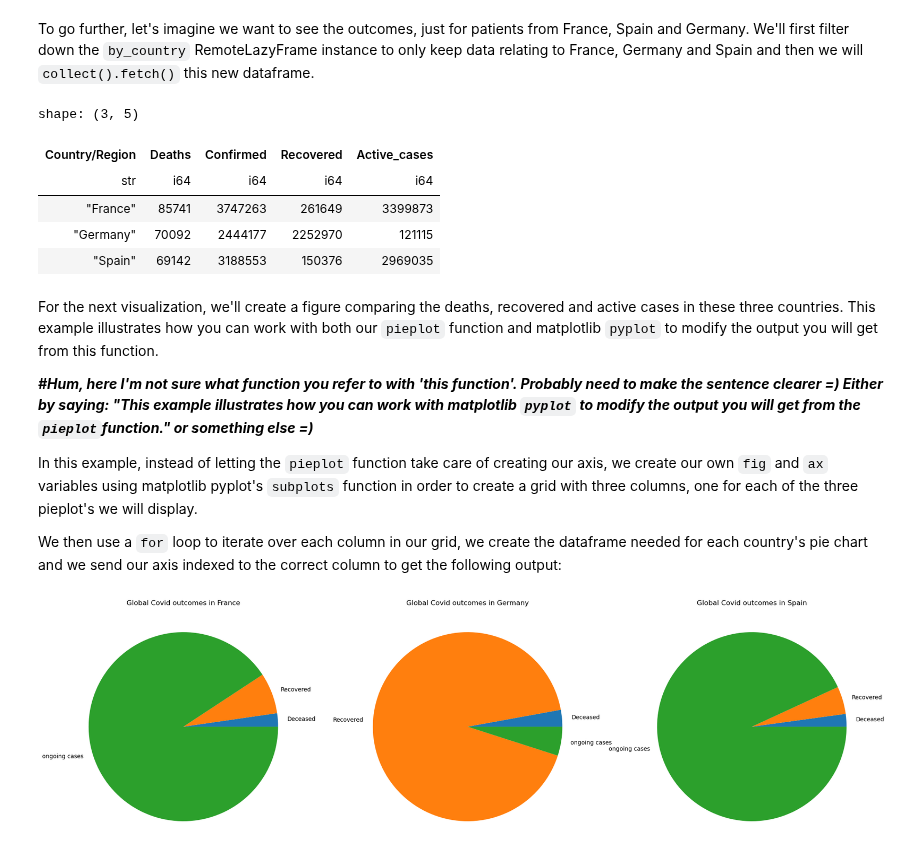
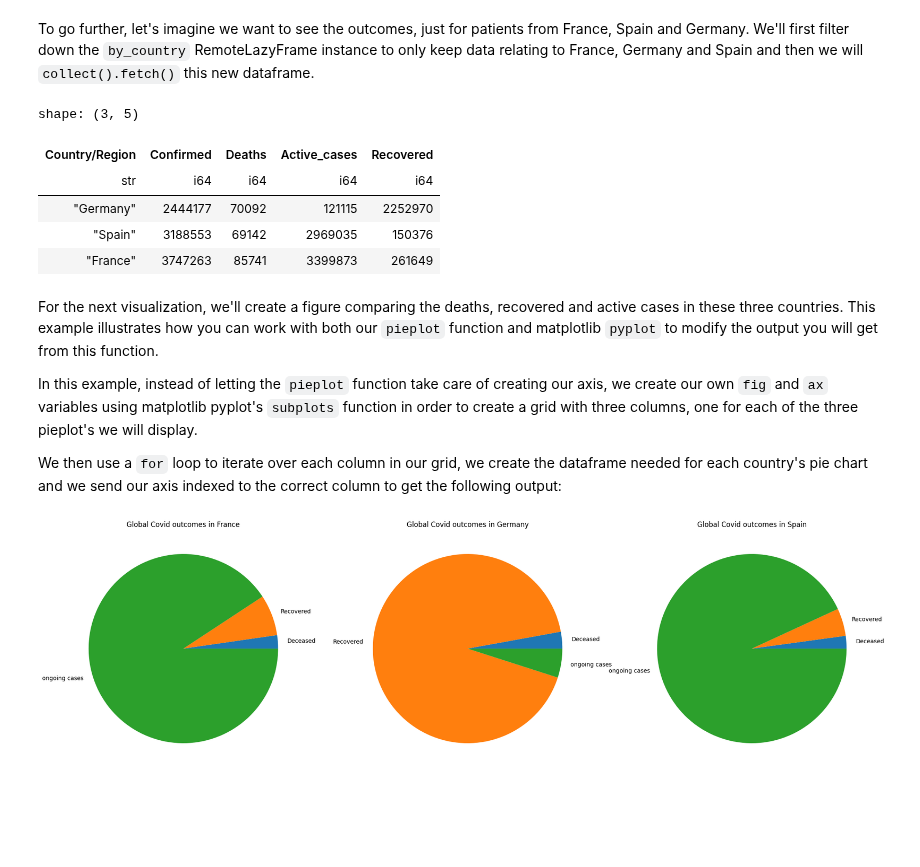
Before and after one commit to mithril-security/bastionlab, a Jupyter notebook: docs/docs/how-to-guides/covid_cleaning_exploration.ipynb, the cells around one changed output. Drawn from its saved outputs; the diff is of its cells as text; code cells hidden in the pictures; blank space fills up the shorter version.

```diff
--- a/docs/docs/how-to-guides/covid_cleaning_exploration.ipynb
+++ b/docs/docs/how-to-guides/covid_cleaning_exploration.ipynb
@@ -389,23 +385,37 @@ flipped.pieplot(
 # %% [markdown]
 To go further, let's imagine we want to see the outcomes, just for patients from France, Spain and Germany. We'll first filter down the `by_country` RemoteLazyFrame instance to only keep data relating to France, Germany and Spain and then we will `collect().fetch()` this new dataframe.
-# %%
-compare = by_country.filter(
-    (pl.col("Country/Region") == "France")
-    | (pl.col("Country/Region") == "Germany")
-    | (pl.col("Country/Region") == "Spain")
-).sort(pl.col("Country/Region"))
-compare.collect().fetch()
-# %% [output]
-shape: (3, 5)
-| Country/Region | Deaths | Confirmed | Recovered | Active_cases |
-| str | i64 | i64 | i64 | i64 |
-| "France" | 85741 | 3747263 | 261649 | 3399873 |
-| "Germany" | 70092 | 2444177 | 2252970 | 121115 |
-| "Spain" | 69142 | 3188553 | 150376 | 2969035 |
+# %%
+all_cols = ["Confirmed", "Country/Region", "Deaths", "Active_cases", "Recovered"]
+agg_cols = ["Confirmed", "Deaths", "Active_cases", "Recovered"]
+
+# create filtered down RemoteLazyFrame with data for France, Germany and Spain
+FGS = rdf.filter(
+    (pl.col("Country/Region") == "France")
+    | (pl.col("Country/Region") == "Germany")
+    | (pl.col("Country/Region") == "Spain")
+)
+
+compare = (
+    FGS.filter(
+        pl.col("ObservationDate") == pl.col("ObservationDate").max()
+    )  # limit to data shared on latest observation date
+    .select([pl.col(x) for x in all_cols])  # limit data to columns in all_cols list
+    .groupby(pl.col("Country/Region"))  # group data by country
+    .agg(
+        [pl.col(x).sum() for x in agg_cols]
+    )  # get the sum of values shared by each country on this date for each category in agg_cols
+)
+
+compare.collect().fetch()
+# %% [output]
+shape: (3, 5)
+| Country/Region | Confirmed | Deaths | Active_cases | Recovered |
+| str | i64 | i64 | i64 | i64 |
+| "Germany" | 2444177 | 70092 | 121115 | 2252970 |
+| "Spain" | 3188553 | 69142 | 2969035 | 150376 |
+| "France" | 3747263 | 85741 | 3399873 | 261649 |
 # %% [markdown]
 For the next visualization, we'll create a figure comparing the deaths, recovered and active cases in these three countries. This example illustrates how you can work with both our `pieplot` function and matplotlib `pyplot` to modify the output you will get from this function.
-
-***#Hum, here I'm not sure what function you refer to with 'this function'. Probably need to make the sentence clearer =) Either by saying: "This example illustrates how you can work with matplotlib `pyplot` to modify the output you will get from the `pieplot`function." or something else =)***
 
 In this example, instead of letting the `pieplot` function take care of creating our axis, we create our own `fig` and `ax` variables using matplotlib pyplot's `subplots` function in order to create a grid with three columns, one for each of the three pieplot's we will display.
 
```
Also changed, not shown: parts of 23 cells of this notebook, 1 other file.
